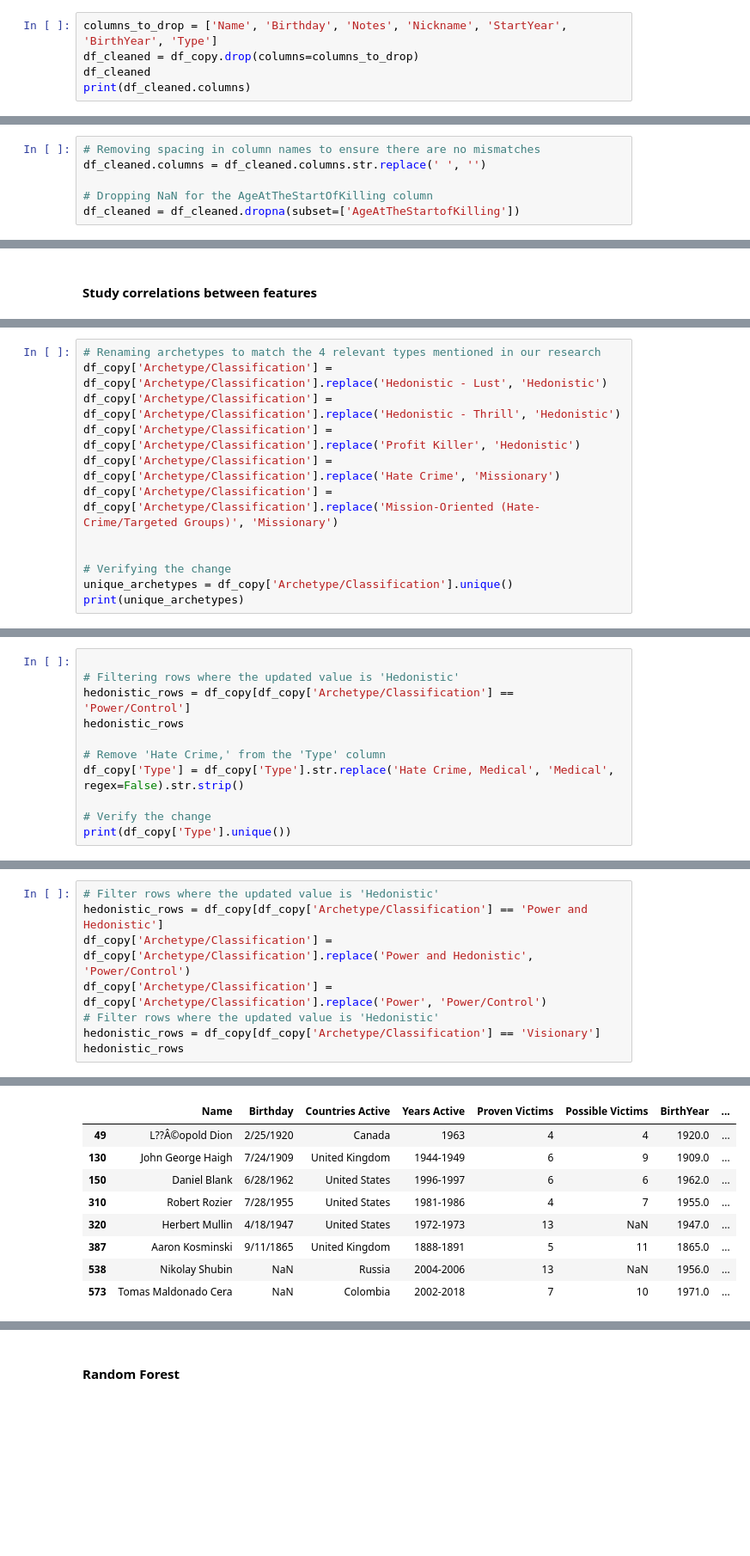
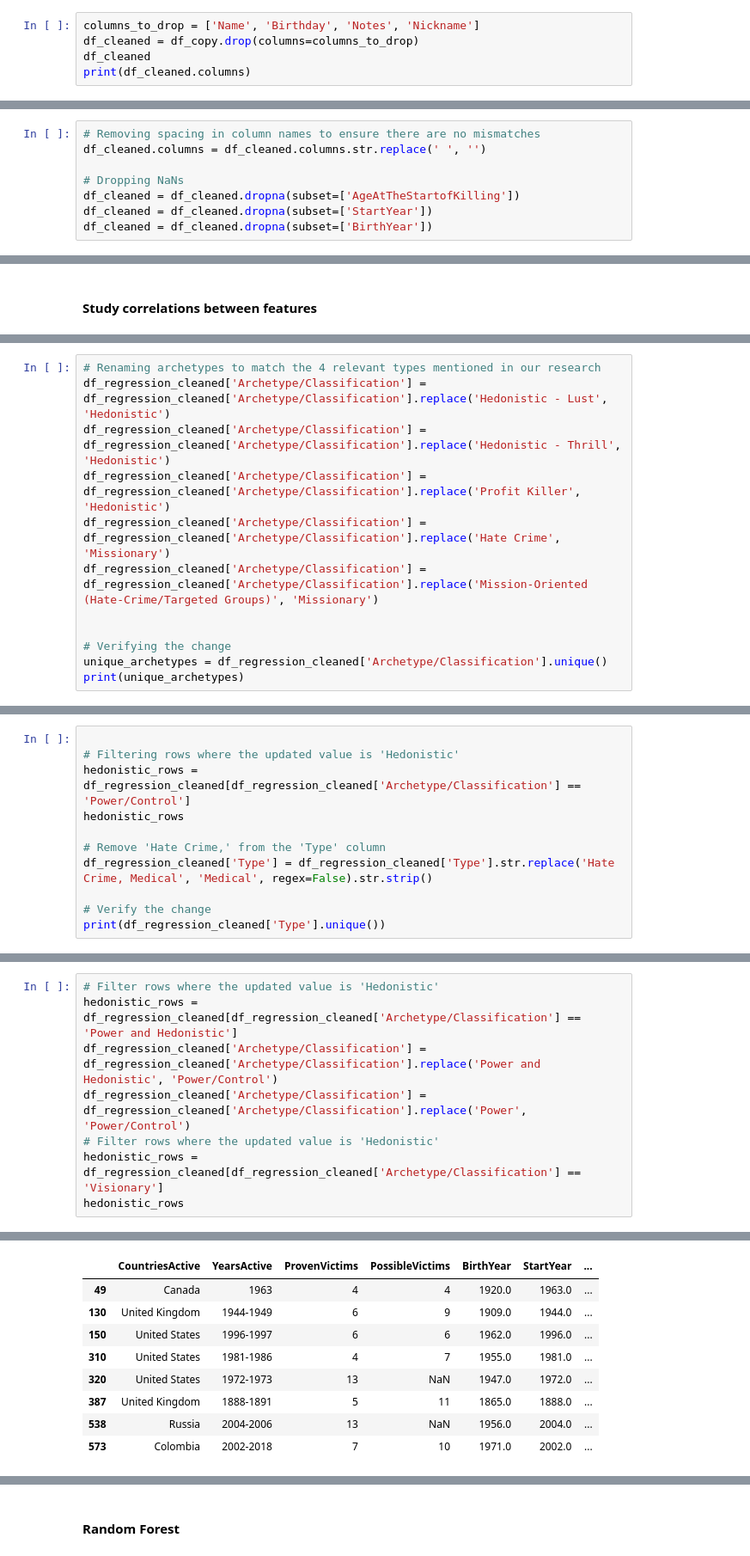
Before and after one commit to Bautist1000/MAL_FH, a Jupyter notebook: Final Assignment.ipynb, the cells around one changed output, grey strips where cells are left out. Shown at 86% size. Cells and saved outputs as stored; diff of their text form; blank space fills up the shorter version.

```diff
--- a/Final Assignment.ipynb
+++ b/Final Assignment.ipynb
@@ -127,5 +131,5 @@ We decided to drop Name, Notes and Nickname as they did not provide any valuable
 # %%
-columns_to_drop = ['Name', 'Birthday', 'Notes', 'Nickname', 'StartYear', 'BirthYear', 'Type']
+columns_to_drop = ['Name', 'Birthday', 'Notes', 'Nickname']
 df_cleaned = df_copy.drop(columns=columns_to_drop)
 df_cleaned
 print(df_cleaned.columns)
@@ -139,6 +144,8 @@ Index(['Countries Active', 'Years Active', 'Proven Victims',
 # Removing spacing in column names to ensure there are no mismatches
 df_cleaned.columns = df_cleaned.columns.str.replace(' ', '')
 
-# Dropping NaN for the AgeAtTheStartOfKilling column
+# Dropping NaNs
 df_cleaned = df_cleaned.dropna(subset=['AgeAtTheStartofKilling'])
+df_cleaned = df_cleaned.dropna(subset=['StartYear'])
+df_cleaned = df_cleaned.dropna(subset=['BirthYear'])
 # %%
@@ -260,14 +273,14 @@ hedonistic_rows
 # %%
 # Renaming archetypes to match the 4 relevant types mentioned in our research
-df_copy['Archetype/Classification'] = df_copy['Archetype/Classification'].replace('Hedonistic - Lust', 'Hedonistic')
-df_copy['Archetype/Classification'] = df_copy['Archetype/Classification'].replace('Hedonistic - Thrill', 'Hedonistic')
-df_copy['Archetype/Classification'] = df_copy['Archetype/Classification'].replace('Profit Killer', 'Hedonistic')
-df_copy['Archetype/Classification'] = df_copy['Archetype/Classification'].replace('Hate Crime', 'Missionary')
-df_copy['Archetype/Classification'] = df_copy['Archetype/Classification'].replace('Mission-Oriented (Hate-Crime/Targeted Groups)', 'Missionary')
+df_regression_cleaned['Archetype/Classification'] = df_regression_cleaned['Archetype/Classification'].replace('Hedonistic - Lust', 'Hedonistic')
+df_regression_cleaned['Archetype/Classification'] = df_regression_cleaned['Archetype/Classification'].replace('Hedonistic - Thrill', 'Hedonistic')
+df_regression_cleaned['Archetype/Classification'] = df_regression_cleaned['Archetype/Classification'].replace('Profit Killer', 'Hedonistic')
+df_regression_cleaned['Archetype/Classification'] = df_regression_cleaned['Archetype/Classification'].replace('Hate Crime', 'Missionary')
+df_regression_cleaned['Archetype/Classification'] = df_regression_cleaned['Archetype/Classification'].replace('Mission-Oriented (Hate-Crime/Targeted Groups)', 'Missionary')
 
 
 # Verifying the change
-unique_archetypes = df_copy['Archetype/Classification'].unique()
+unique_archetypes = df_regression_cleaned['Archetype/Classification'].unique()
 print(unique_archetypes)
 # %% [output]
 ['Power/Control' 'Missionary' 'Hedonistic' 'Power and Hedonistic'
@@ -275,14 +305,14 @@ print(unique_archetypes)
 # %%
 
 # Filtering rows where the updated value is 'Hedonistic'
-hedonistic_rows = df_copy[df_copy['Archetype/Classification'] == 'Power/Control']
+hedonistic_rows = df_regression_cleaned[df_regression_cleaned['Archetype/Classification'] == 'Power/Control']
 hedonistic_rows
 
 # Remove 'Hate Crime,' from the 'Type' column
-df_copy['Type'] = df_copy['Type'].str.replace('Hate Crime, Medical', 'Medical', regex=False).str.strip()
+df_regression_cleaned['Type'] = df_regression_cleaned['Type'].str.replace('Hate Crime, Medical', 'Medical', regex=False).str.strip()
 
 # Verify the change
-print(df_copy['Type'].unique())
+print(df_regression_cleaned['Type'].unique())
 # %% [output]
 ['Unknown' 'Hate Crime' 'Hate Crime, Rapist, Sexual Predator'
  'Financial Motive, Rapist, Sexual Predator' 'Rapist, Sexual Predator'
@@ -317,9 +339,9 @@ Number of rows after dropping missing birthdays: 539
 # %%
 # Filter rows where the updated value is 'Hedonistic'
-hedonistic_rows = df_copy[df_copy['Archetype/Classification'] == 'Power and Hedonistic']
-df_copy['Archetype/Classification'] = df_copy['Archetype/Classification'].replace('Power and Hedonistic', 'Power/Control')
-df_copy['Archetype/Classification'] = df_copy['Archetype/Classification'].replace('Power', 'Power/Control')
+hedonistic_rows = df_regression_cleaned[df_regression_cleaned['Archetype/Classification'] == 'Power and Hedonistic']
+df_regression_cleaned['Archetype/Classification'] = df_regression_cleaned['Archetype/Classification'].replace('Power and Hedonistic', 'Power/Control')
+df_regression_cleaned['Archetype/Classification'] = df_regression_cleaned['Archetype/Classification'].replace('Power', 'Power/Control')
 # Filter rows where the updated value is 'Hedonistic'
-hedonistic_rows = df_copy[df_copy['Archetype/Classification'] == 'Visionary']
+hedonistic_rows = df_regression_cleaned[df_regression_cleaned['Archetype/Classification'] == 'Visionary']
 hedonistic_rows
 # %% [output]
@@ -326,12 +358,12 @@ hedonistic_rows
-|  | Name | Birthday | Countries Active | Years Active | Proven Victims | Possible Victims | BirthYear | ... |
-| 49 | L??Â©opold Dion | 2/25/1920 | Canada | 1963 | 4 | 4 | 1920.0 | ... |
-| 130 | John George Haigh | 7/24/1909 | United Kingdom | 1944-1949 | 6 | 9 | 1909.0 | ... |
-| 150 | Daniel Blank | 6/28/1962 | United States | 1996-1997 | 6 | 6 | 1962.0 | ... |
-| 310 | Robert Rozier | 7/28/1955 | United States | 1981-1986 | 4 | 7 | 1955.0 | ... |
-| 320 | Herbert Mullin | 4/18/1947 | United States | 1972-1973 | 13 | NaN | 1947.0 | ... |
-| 387 | Aaron Kosminski | 9/11/1865 | United Kingdom | 1888-1891 | 5 | 11 | 1865.0 | ... |
-| 538 | Nikolay Shubin | NaN | Russia | 2004-2006 | 13 | NaN | 1956.0 | ... |
-| 573 | Tomas Maldonado Cera | NaN | Colombia | 2002-2018 | 7 | 10 | 1971.0 | ... |
+|  | CountriesActive | YearsActive | ProvenVictims | PossibleVictims | BirthYear | StartYear | ... |
+| 49 | Canada | 1963 | 4 | 4 | 1920.0 | 1963.0 | ... |
+| 130 | United Kingdom | 1944-1949 | 6 | 9 | 1909.0 | 1944.0 | ... |
+| 150 | United States | 1996-1997 | 6 | 6 | 1962.0 | 1996.0 | ... |
+| 310 | United States | 1981-1986 | 4 | 7 | 1955.0 | 1981.0 | ... |
+| 320 | United States | 1972-1973 | 13 | NaN | 1947.0 | 1972.0 | ... |
+| 387 | United Kingdom | 1888-1891 | 5 | 11 | 1865.0 | 1888.0 | ... |
+| 538 | Russia | 2004-2006 | 13 | NaN | 1956.0 | 2004.0 | ... |
+| 573 | Colombia | 2002-2018 | 7 | 10 | 1971.0 | 2002.0 | ... |
 # %%
 
 # Verify the change
```
Also changed, not shown: parts of 25 cells of this notebook.
